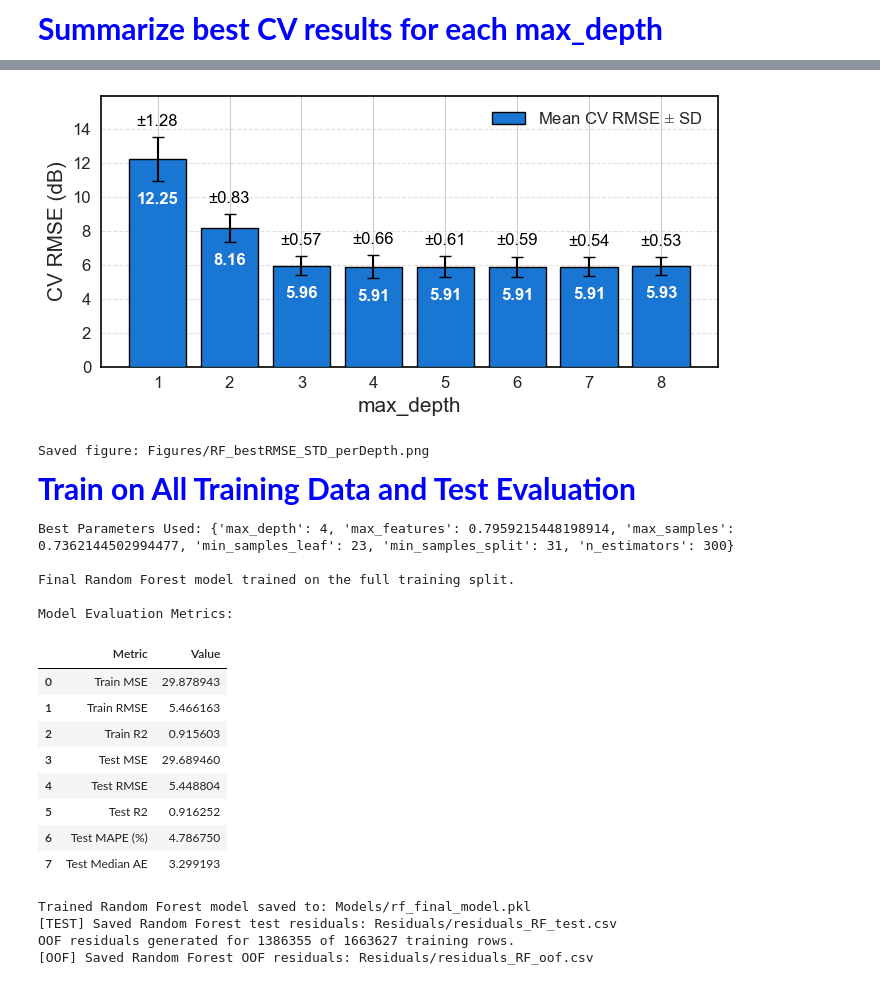
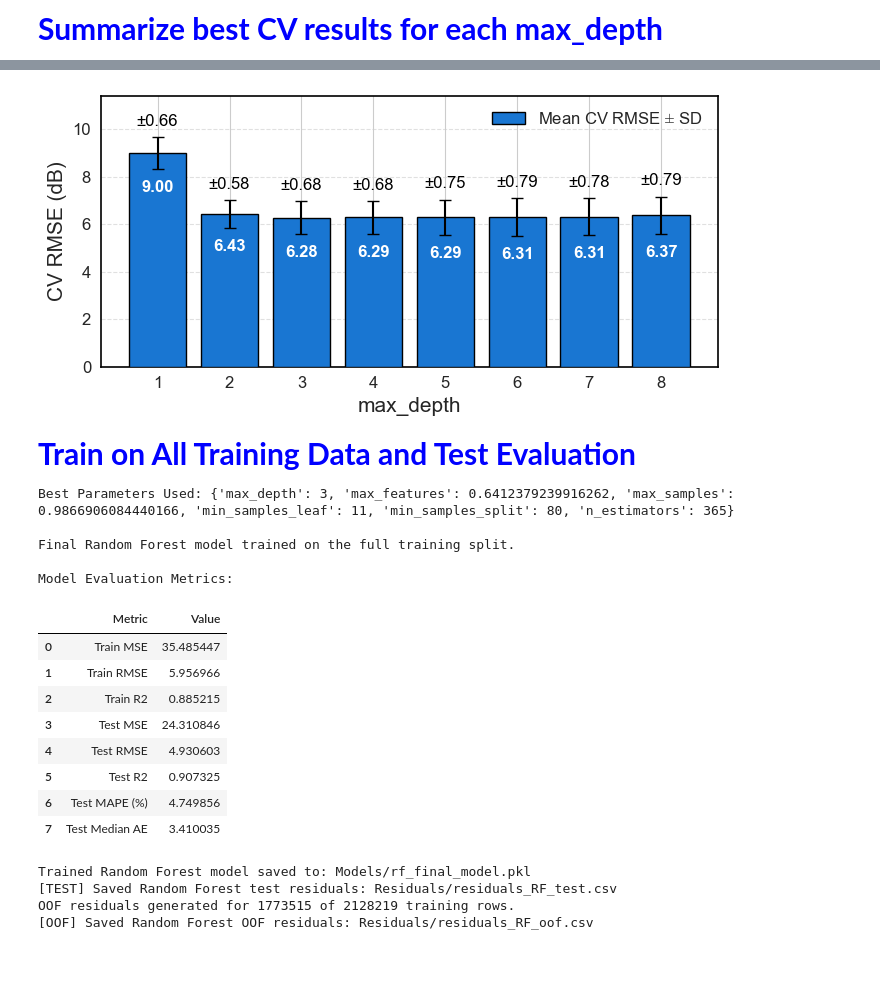
Before and after one commit to nahshonmokua/LoRaWAN-IndoorPathLossModeling-ML, a Jupyter notebook: 03_RF.ipynb, the cells around one changed output, grey strips where cells are left out. Saved outputs shown, nothing was run; the diff lists cells and outputs as text; code cells hidden in the pictures.

```diff
--- a/03_RF.ipynb
+++ b/03_RF.ipynb
@@ -85,7 +85,7 @@ for df in [df_train, df_test]:
 # Feature/target setup
 feature_names = [
     "distance", "frequency", "c_walls", "w_walls",
-    "co2", "humidity", "pm25", "pressure", "temperature", "snr"
+    "co2", "humidity", "pm25", "pressure", "temperature"
 ]
 target_col = "PL"
 
@@ -521,8 +521,7 @@ fig_path = os.path.join(FIGURES_DIR, "RF_bestRMSE_STD_perDepth.png")
 
 plt.show()
 # %% [output]
-[figure, old version]
+[figure, new version]
-Saved figure: Figures/RF_bestRMSE_STD_perDepth.png
 # %% [markdown]
 <p style="font-family: 'Courier New', Courier, monospace; font-size: 30px; font-weight: bold; color: blue;  text-align: left;">
  Train on All Training Data and Test Evaluation
@@ -593,7 +592,6 @@ rf_test_df = pd.DataFrame({
     "pm25":        df_test["pm25"].values,
     "pressure":    df_test["pressure"].values,
     "temperature": df_test["temperature"].values,
-    "snr":         df_test["snr"].values,
     "PL_true":     y_test,
     "PL_pred":     PL_pred_test,
     "resid_db":    resid_test,
@@ -625,46 +623,45 @@ if mask.sum() != len(y_train):
 rf_oof_df = pd.DataFrame({
     "model":       "RF",
     "split":       "oof",
     "row_id":      np.arange(len(df_train), dtype=int)[mask],
     "fold":        fold_assignments.astype(int)[mask],
     "time":        df_train.get("time", pd.Series(index=df_train.index, dtype=float)).values[mask],
     "device_id":   df_train["device_id"].values[mask],
     "distance":    df_train["distance"].values[mask],
     "frequency":   df_train["frequency"].values[mask],
     "c_walls":     df_train["c_walls"].values[mask],
     "w_walls":     df_train["w_walls"].values[mask],
     "co2":         df_train["co2"].values[mask],
     "humidity":    df_train["humidity"].values[mask],
     "pm25":        df_train["pm25"].values[mask],
     "pressure":    df_train["pressure"].values[mask],
     "temperature": df_train["temperature"].values[mask],
-    "snr":         df_train["snr"].values[mask],
     "PL_true":     y_train[mask],
     "PL_pred":     PL_pred_oof,
     "resid_db":    resid_oof,
 })
 
 oof_residual_path = os.path.join(RESIDUALS_DIR, "residuals_RF_oof.csv")
 rf_oof_df.to_csv(oof_residual_path, index=False)
 print(f"[OOF] Saved Random Forest OOF residuals: {oof_residual_path}")
 # %% [output]
-Best Parameters Used: {'max_depth': 4, 'max_features': 0.7959215448198914, 'max_samples': 0.7362144502994477, 'min_samples_leaf': 23, 'min_samples_split': 31, 'n_estimators': 300}
+Best Parameters Used: {'max_depth': 3, 'max_features': 0.6412379239916262, 'max_samples': 0.9866906084440166, 'min_samples_leaf': 11, 'min_samples_split': 80, 'n_estimators': 365}
 
 Final Random Forest model trained on the full training split.
 
 Model Evaluation Metrics:
 |  | Metric | Value |
-| 0 | Train MSE | 29.878943 |
-| 1 | Train RMSE | 5.466163 |
-| 2 | Train R2 | 0.915603 |
-| 3 | Test MSE | 29.689460 |
-| 4 | Test RMSE | 5.448804 |
-| 5 | Test R2 | 0.916252 |
-| 6 | Test MAPE (%) | 4.786750 |
-| 7 | Test Median AE | 3.299193 |
+| 0 | Train MSE | 35.485447 |
+| 1 | Train RMSE | 5.956966 |
+| 2 | Train R2 | 0.885215 |
+| 3 | Test MSE | 24.310846 |
+| 4 | Test RMSE | 4.930603 |
+| 5 | Test R2 | 0.907325 |
+| 6 | Test MAPE (%) | 4.749856 |
+| 7 | Test Median AE | 3.410035 |
 Trained Random Forest model saved to: Models/rf_final_model.pkl
 [TEST] Saved Random Forest test residuals: Residuals/residuals_RF_test.csv
-OOF residuals generated for 1386355 of 1663627 training rows.
+OOF residuals generated for 1773515 of 2128219 training rows.
 [OOF] Saved Random Forest OOF residuals: Residuals/residuals_RF_oof.csv
 # %%
 # Random Forest diagnostic plots
```
Also changed, not shown: parts of 5 cells of this notebook.
